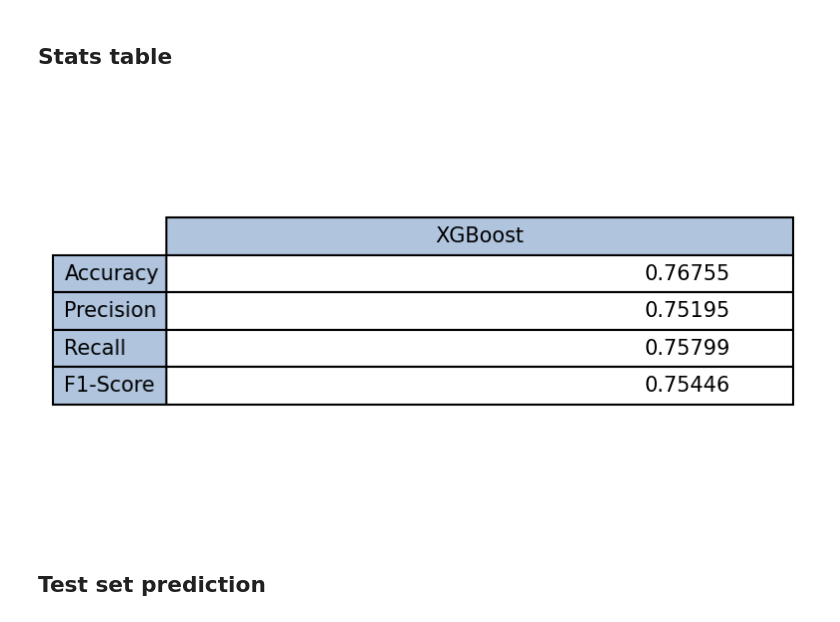
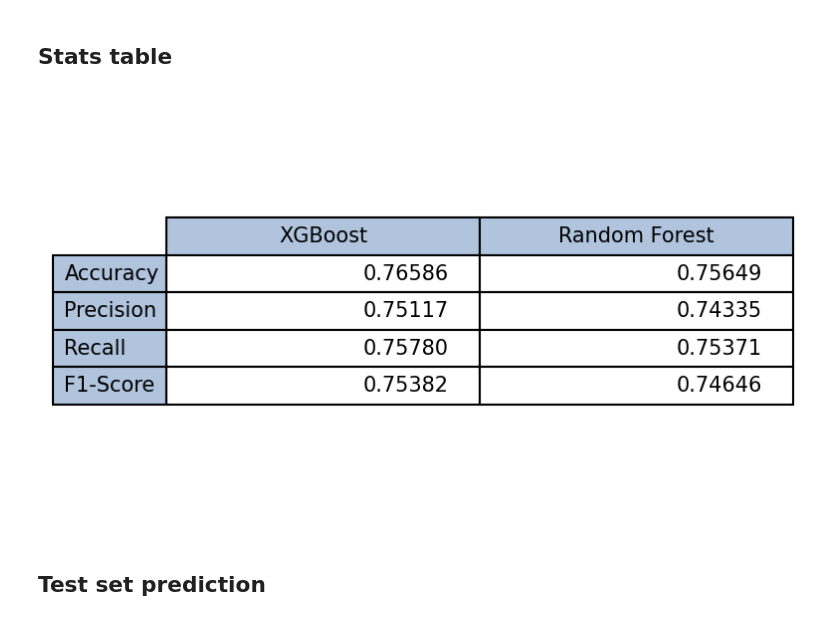
Before and after one commit to vtsiatouras/big-data-analytics, a Jupyter notebook: notebooks/duplicate_detection.ipynb, the cells around one changed output. Cells and saved outputs as stored; diff of their text form; code cells hidden in the pictures.

Commit message:
[feat]: added comparison with Random Forest

```diff
--- a/notebooks/duplicate_detection.ipynb
+++ b/notebooks/duplicate_detection.ipynb
@@ -176,8 +176,13 @@ feature_engineering(train_df)
 distances(train_df)
 
 train_df.drop(['q1', 'q2'], axis=1, inplace=True)
+
+train_df = train_df.replace([np.inf, -np.inf], np.nan)
+train_df = train_df[pd.notnull(train_df['norm_wmd'])]
 train_df = train_df[pd.notnull(train_df['cosine_distance'])]
 train_df = train_df[pd.notnull(train_df['jaccard_distance'])]
+train_df = train_df[pd.notnull(train_df['braycurtis_distance'])]
+
 
 X = train_df.loc[:, train_df.columns != 'is_dup']
 y = train_df.loc[:, train_df.columns == 'is_dup']
@@ -189,5 +199,5 @@ xgb_model = xgb.XGBClassifier(max_depth=80, n_estimators=500, learning_rate=0.1,
 # %% [markdown]
 ## Random Forest model
 # %%
-rf_model = RandomForestClassifier(n_estimators=500, max_features='sqrt', n_jobs=4)
+rf_model = RandomForestClassifier(n_estimators=1000, max_features='sqrt', n_jobs=4)
 # %% [markdown]
@@ -196,14 +206,17 @@ rf_model = RandomForestClassifier(n_estimators=500, max_features='sqrt', n_jobs=
 skf = StratifiedKFold(n_splits=5, random_state=1, shuffle=True)
 
 scores_xgb = cross_validate(xgb_model, X, y.values.ravel(),
-                            scoring=['accuracy', 'precision_macro', 'recall_macro', 'f1_macro'],
-                            cv=skf,
-                            return_train_score=False)
+                           scoring=['accuracy', 'precision_macro', 'recall_macro', 'f1_macro'],
+                           cv=skf,
+                           return_train_score=False)
 print(scores_xgb)
 
-# scores_rf = cross_validate(rf_model, X, y.values.ravel(),
-#                           scoring=['accuracy', 'precision_macro', 'recall_macro', 'f1_macro'],
-#                           cv=skf,
-#                           return_train_score=False)
-# print(scores_rf)
+
+skf = StratifiedKFold(n_splits=5, random_state=3, shuffle=True)
+
+scores_rf = cross_validate(rf_model, X, y.values.ravel(),
+                           scoring=['accuracy', 'precision_macro', 'recall_macro', 'f1_macro'],
+                           cv=skf,
+                           return_train_score=False)
+print(scores_rf)
 # %% [output]
@@ -217,34 +232,38 @@ print(scores_xgb)
 # %% [markdown]
 ## Stats table
 # %%
-data_table = [[np.mean(scores_xgb['test_accuracy'], dtype='float64')],
-              [np.mean(scores_xgb['test_precision_macro'], dtype='float64')],
-              [np.mean(scores_xgb['test_recall_macro'], dtype='float64')],
-              [np.mean(scores_xgb['test_f1_macro'], dtype='float64')]
+data_table = [[np.mean(scores_xgb['test_accuracy'], dtype='float64'),
+              np.mean(scores_rf['test_accuracy'], dtype='float64')],
+              [np.mean(scores_xgb['test_precision_macro'], dtype='float64'),
+              np.mean(scores_rf['test_precision_macro'], dtype='float64')],
+              [np.mean(scores_xgb['test_recall_macro'], dtype='float64'),
+              np.mean(scores_rf['test_recall_macro'], dtype='float64')],
+              [np.mean(scores_xgb['test_f1_macro'], dtype='float64'),
+              np.mean(scores_rf['test_f1_macro'], dtype='float64')]
               ]
 
 cell_text = []
 for row in data_table:
     cell_text.append([f'{x:1.5f}' for x in row])
 
 plt.figure(dpi=150)
 ax = plt.gca()
 ax.get_xaxis().set_visible(False)
 ax.get_yaxis().set_visible(False)
 plt.box(on=None)
 plt.subplots_adjust(left=0.2, bottom=0.2)
 
 the_table = plt.table(cellText=cell_text,
                       rowLabels=['Accuracy', 'Precision', 'Recall', 'F1-Score'],
-                      colLabels=['XGBoost'],
-                      colColours=['lightsteelblue'] * 1,
+                      colLabels=['XGBoost', 'Random Forest'],
+                      colColours=['lightsteelblue'] * 2,
                       rowColours=['lightsteelblue'] * 4,
                       loc='center')
 the_table.scale(1, 1.5)
 fig = plt.gcf()
 plt.show()
 # %% [output]
-[figure, old version]
+[figure, new version]
 # %% [markdown]
 ## Test set prediction
 # %%
```
Also changed, not shown: parts of 7 cells of this notebook, 1 other file.
